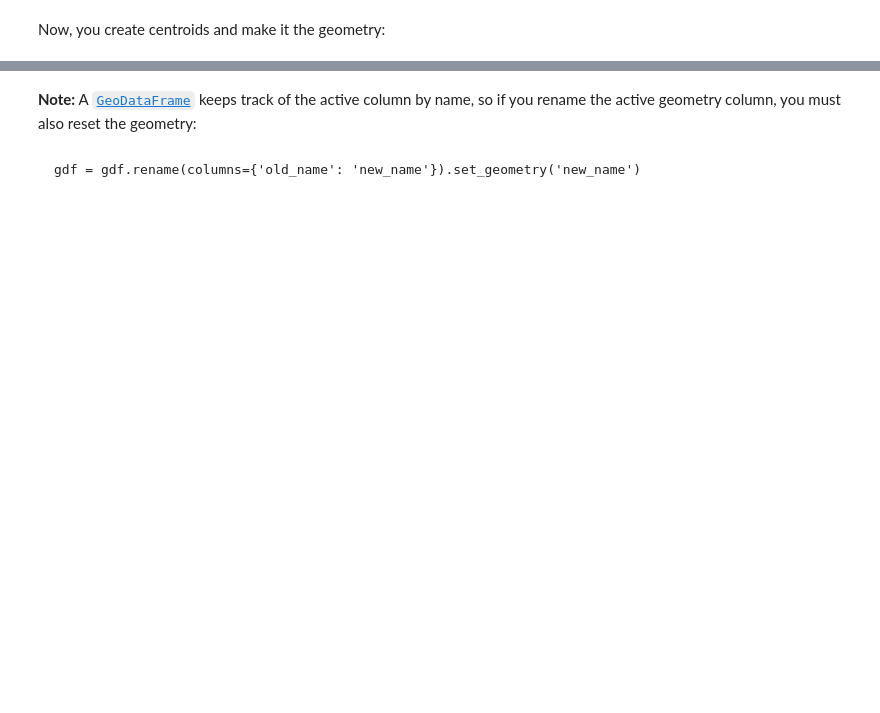
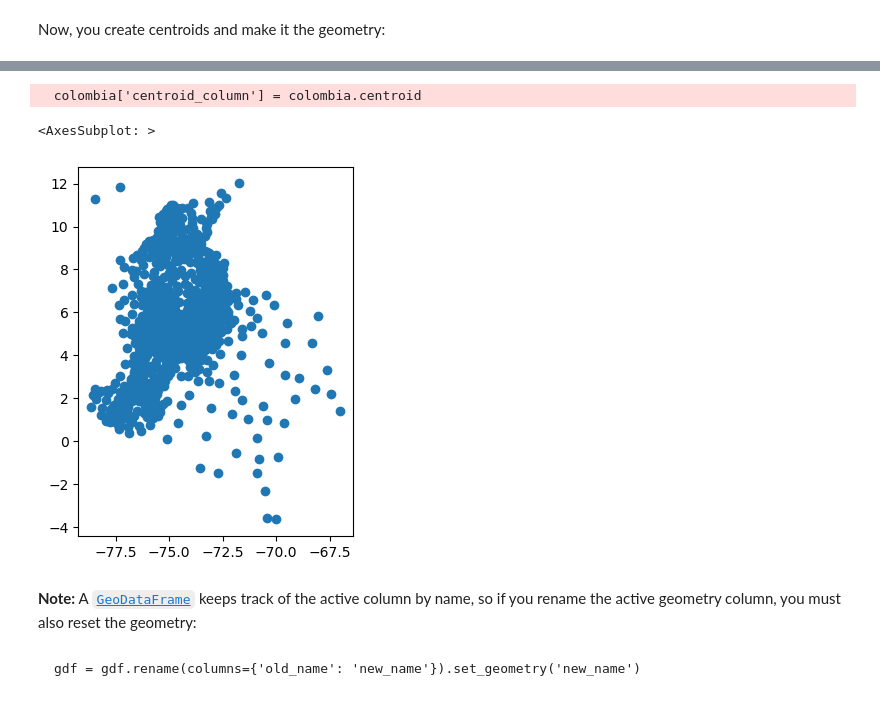
Before and after one commit to Francesco-Ghizzo/Data-Science, a Jupyter notebook: Python/GIS/GeoPandas/User Guide/Data structures.ipynb, the cells around one changed output, grey strips where cells are left out. Drawn from its saved outputs; the diff is of its cells as text; code cells hidden in the pictures; blank space fills up the shorter version.

```diff
--- a/Python/GIS/GeoPandas/User Guide/Data structures.ipynb
+++ b/Python/GIS/GeoPandas/User Guide/Data structures.ipynb
@@ -123,0 +113,2 @@ can be accessed through the <code>geometry</code> attribute (<code>gdf.geometry<
+# %%
+colombia = colombia.rename_geometry('borders')
@@ -135,3 +121,14 @@ can be accessed through the <code>geometry</code> attribute (<code>gdf.geometry<
+# %%
+colombia['centroid_column'] = colombia.centroid
+# %% [output]
+  colombia['centroid_column'] = colombia.centroid
+# %%
+colombia = colombia.set_geometry('centroid_column')
+# %%
+colombia.plot()
+# %% [output]
+<AxesSubplot: >
+[figure, added]
 # %% [markdown]
 <p><strong>Note:</strong> A <a href="https://geopandas.org/en/stable/docs/reference/api/geopandas.GeoDataFrame.html" title="geopandas.GeoDataFrame"><code>GeoDataFrame</code></a> keeps track of the active column by name, so if you rename the active geometry column, you must also reset the geometry:</p>
 # %% [markdown]
```
Also changed, not shown: parts of 21 cells of this notebook.
